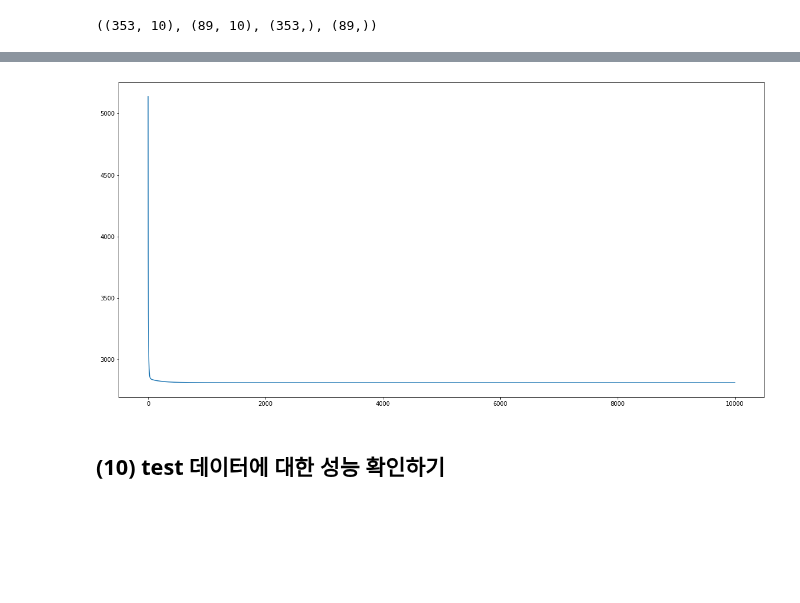
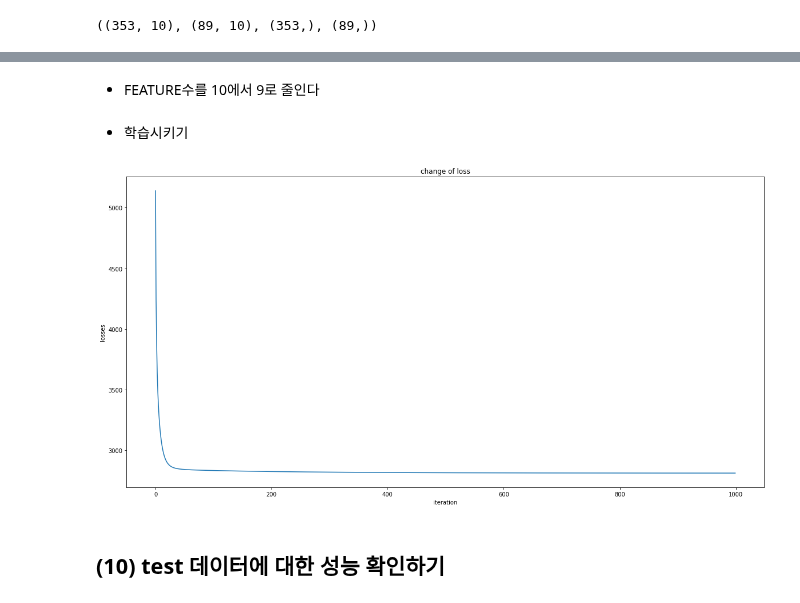
Before and after one commit to twelvesense/first-repository, a Jupyter notebook: ExplNode02.ipynb, the cells around one changed output, grey strips where cells are left out. Drawn from its saved outputs; the diff is of its cells as text; code cells hidden in the pictures; blank space fills up the shorter version.

```diff
--- a/ExplNode02.ipynb
+++ b/ExplNode02.ipynb
@@ -184,0 +222,2 @@ NUM_FEATURES = 9
+# %% [markdown]
+* FEATURE수를 10에서 9로 줄인다
@@ -185,3 +226,5 @@ NUM_FEATURES = 9
+# %% [markdown]
+* 학습시키기
 # %%
 losses = []
 num_iterations = 10000
@@ -196,10 +239,13 @@ for i in range(1, (num_iterations + 1)):
     L = loss(X_train_del, W, b, y_train)
     losses.append(L)
 # %%
-plt.plot(losses)
+plt.plot(losses[:1000])
+plt.title('change of loss')
+plt.xlabel('iteration')
+plt.ylabel('losses')
 plt.show()
 # %% [output]
-[figure, old version]
+[figure, new version]
 # %% [markdown]
 ## (10) test 데이터에 대한 성능 확인하기
 # %%
```
Also changed, not shown: parts of 48 cells of this notebook.
